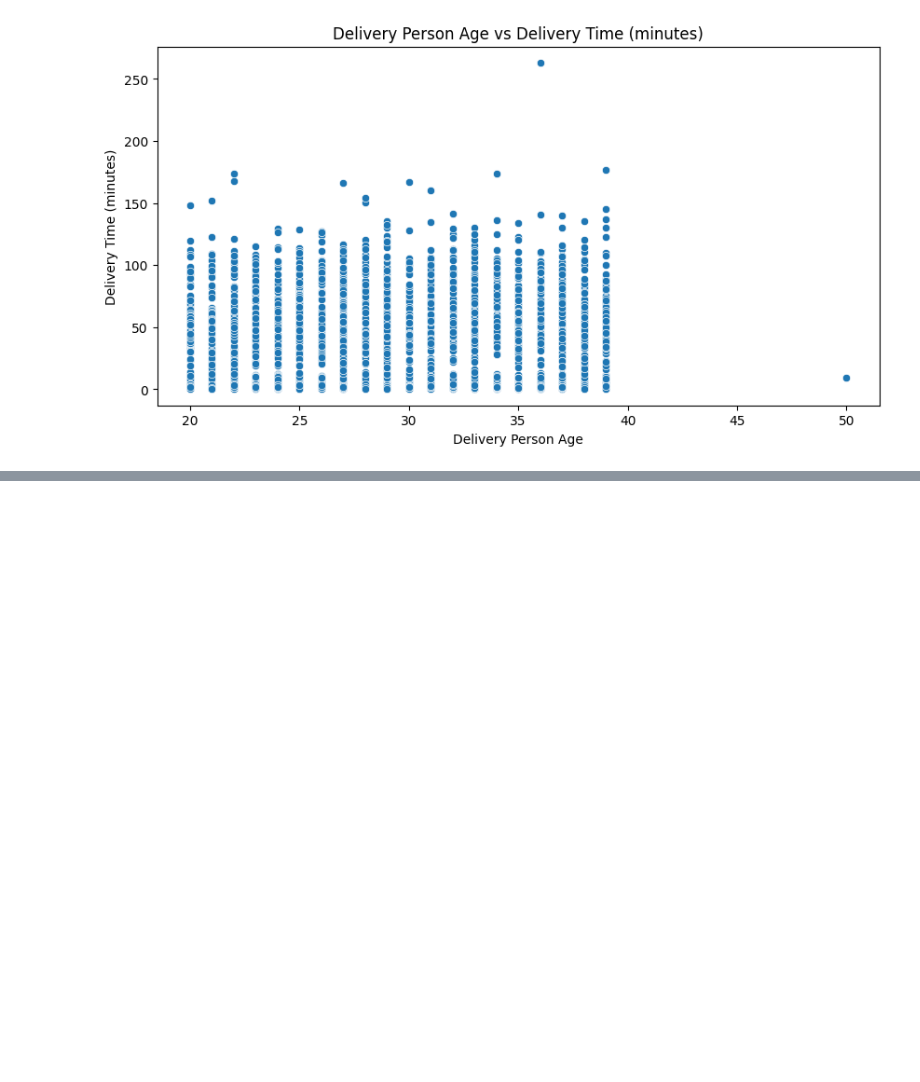
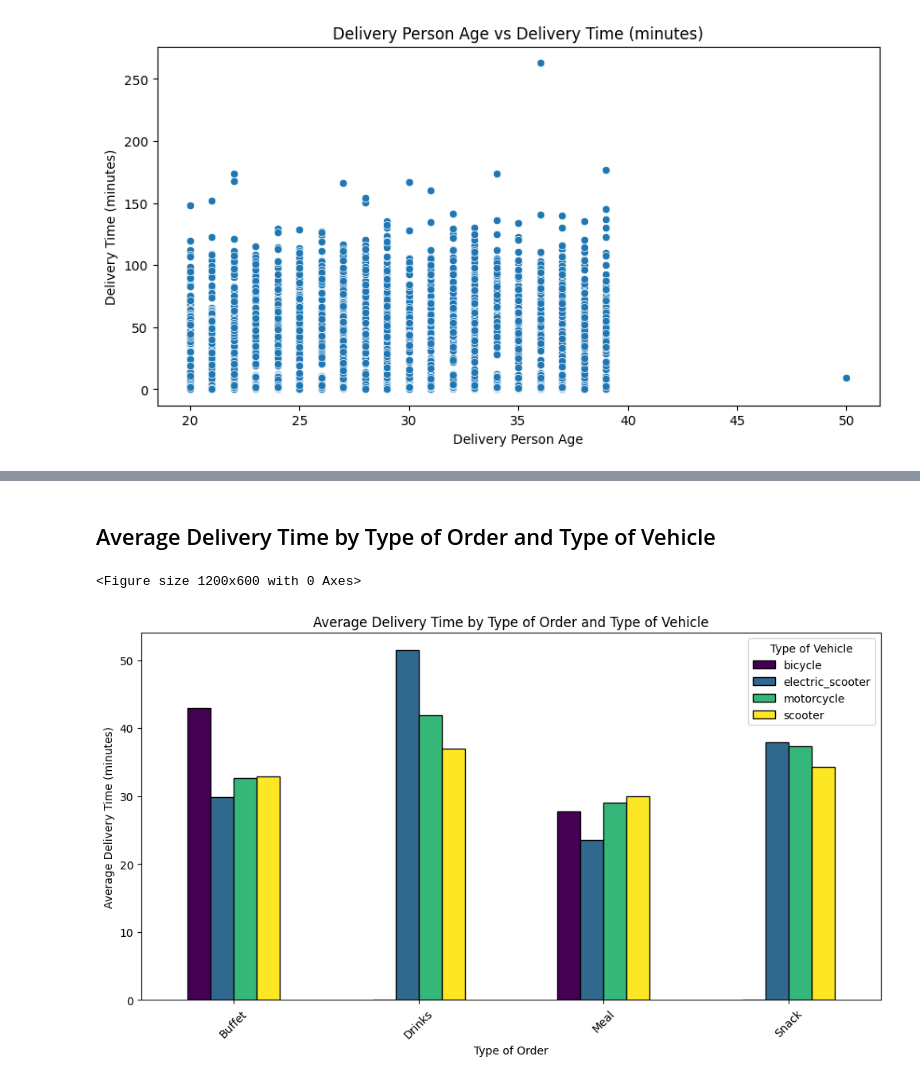
Before and after one commit to PatrickRhy2/MATHEDA-Andal, a Jupyter notebook: Endterm Project/Food Delivery Time Data Analysis.ipynb, the cells around one changed output, grey strips where cells are left out. Cells and saved outputs as stored; diff of their text form; code cells hidden in the pictures; blank space fills up the shorter version.

```diff
--- a/Endterm Project/Food Delivery Time Data Analysis.ipynb
+++ b/Endterm Project/Food Delivery Time Data Analysis.ipynb
@@ -280,0 +294,15 @@ plt.show()
+# %% [markdown]
+## Average Delivery Time by Type of Order and Type of Vehicle
+# %%
+plt.figure(figsize=(12, 6))
+df_grouped = df.groupby(['Type_of_order', 'Type_of_vehicle'])['Delivery Time (m)'].mean().unstack()
+df_grouped.plot(kind='bar', figsize=(12, 6), colormap="viridis", edgecolor='black')
+plt.title("Average Delivery Time by Type of Order and Type of Vehicle")
+plt.xlabel("Type of Order")
+plt.ylabel("Average Delivery Time (minutes)")
+plt.xticks(rotation=45)
+plt.legend(title="Type of Vehicle")
+plt.show()
+# %% [output]
+<Figure size 1200x600 with 0 Axes>
+[figure, added]
```
Also changed, not shown: parts of 2 cells of this notebook.
